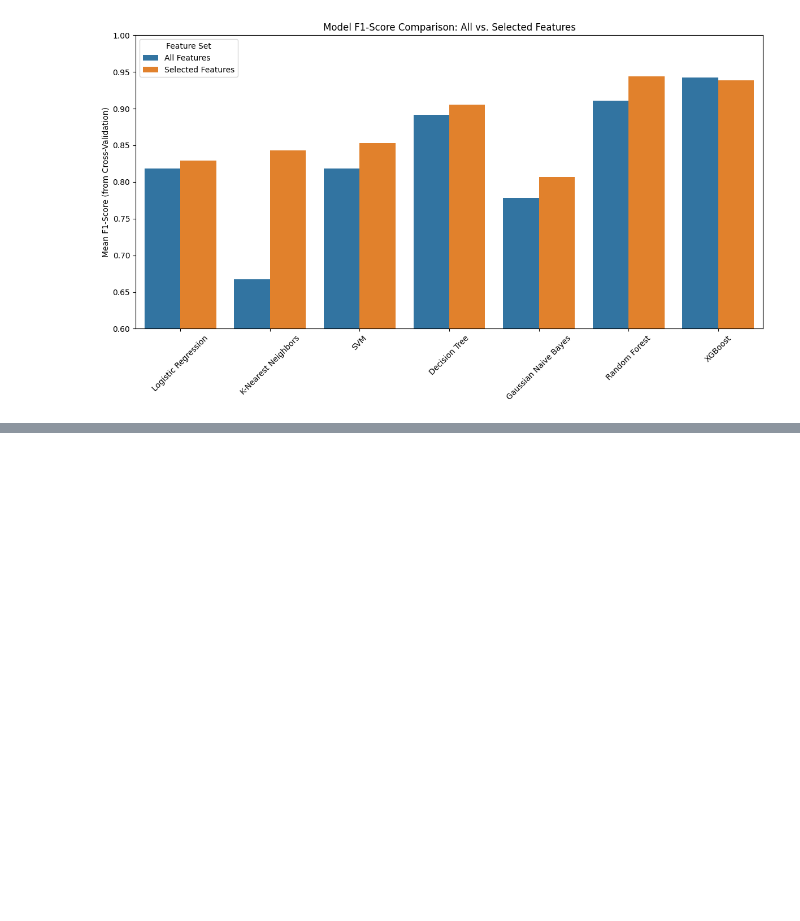
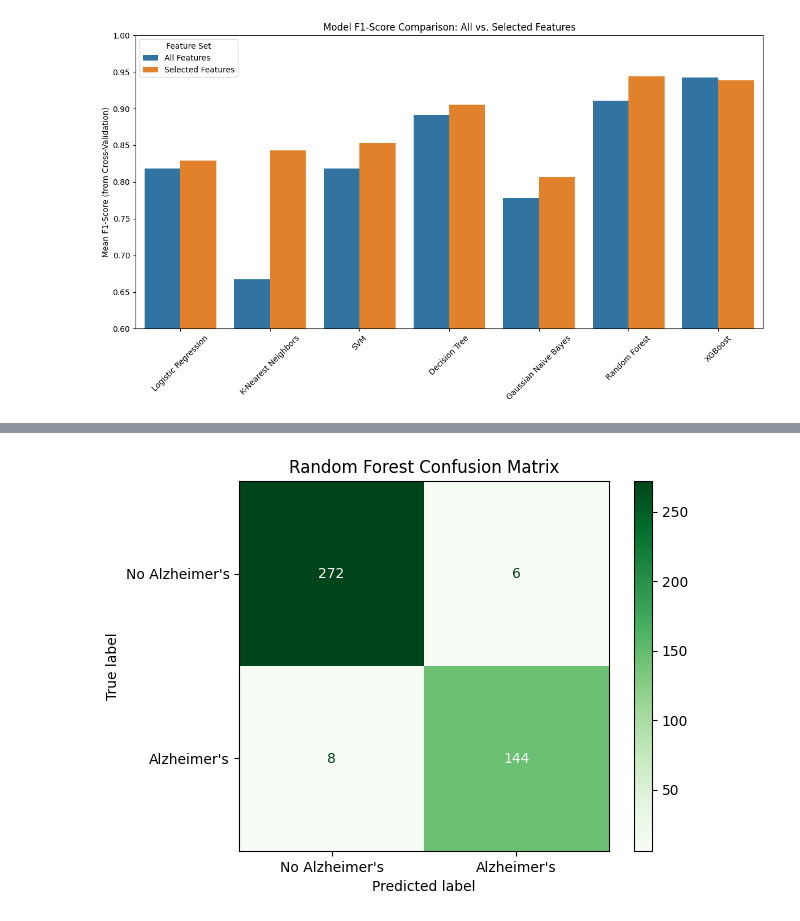
Before and after one commit to mtfattahpour/alzheimer-ml-classification, a Jupyter notebook: notebooks/models.ipynb, the cells around one changed output, grey strips where cells are left out. Saved outputs shown, nothing was run; the diff lists cells and outputs as text; code cells hidden in the pictures; blank space fills up the shorter version.

```diff
--- a/notebooks/models.ipynb
+++ b/notebooks/models.ipynb
@@ -207,0 +214,7 @@ plt.show()
+# %%
+from sklearn.metrics import classification_report, ConfusionMatrixDisplay
+
+final_rf = RandomForestClassifier(random_state=RANDOM_STATE, class_weight='balanced')
+final_rf.fit(X_train_selected_scaled, y_train)
+y_pred_rf = final_rf.predict(X_test_selected_scaled)
+print(classification_report(y_test, y_pred_rf, target_names=["No Alzheimer's", "Alzheimer's"]))
@@ -207,0 +230,9 @@ plt.show()
+# %%
+ConfusionMatrixDisplay.from_estimator(
+    final_rf, X_test_selected_scaled, y_test, display_labels=["No Alzheimer's", "Alzheimer's"],
+    cmap='Greens'
+)
+plt.title('Random Forest Confusion Matrix')
+plt.show()
+# %% [output]
+[figure, added]
```
Also changed, not shown: parts of 4 cells of this notebook.
